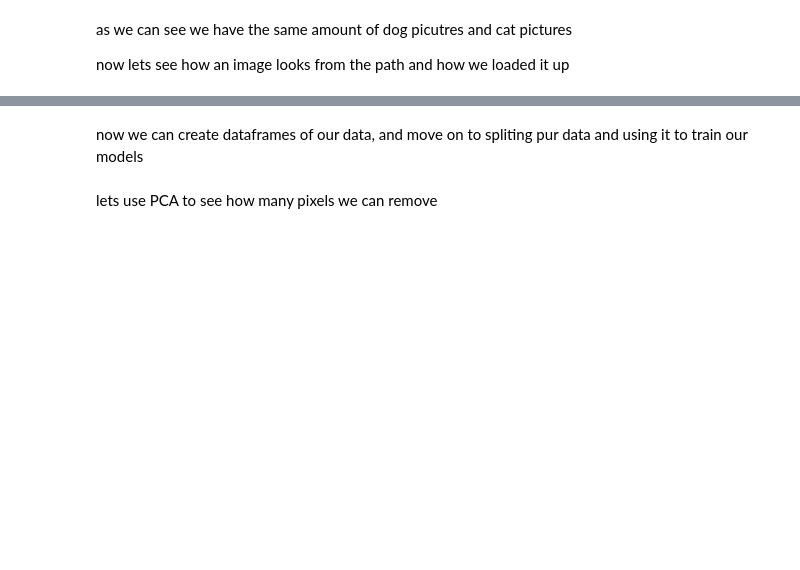
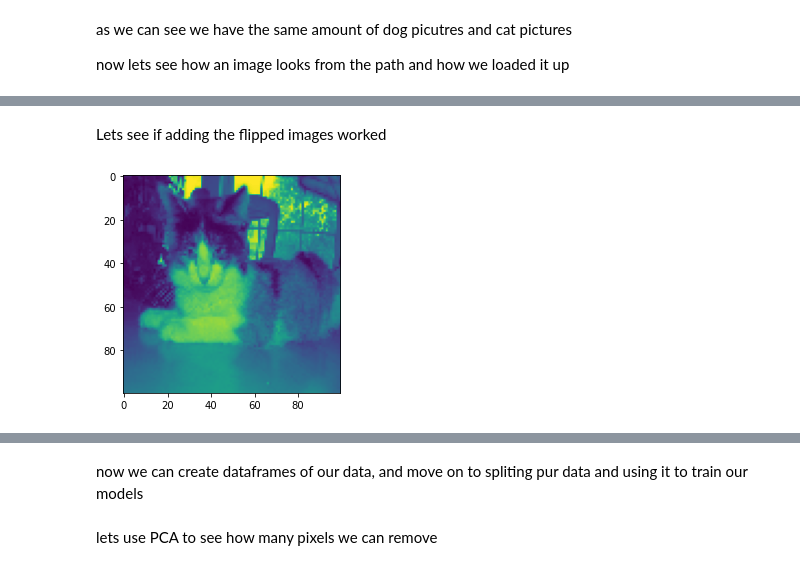
Before and after one commit to LiorBreitman8234/ML_SEM2, a Jupyter notebook: Cats_Dogs.ipynb, the cells around one changed output, grey strips where cells are left out. Cells and saved outputs as stored; diff of their text form; code cells hidden in the pictures; blank space fills up the shorter version.

```diff
--- a/Cats_Dogs.ipynb
+++ b/Cats_Dogs.ipynb
@@ -68,0 +81,8 @@ plt.show()
+# %% [markdown]
+Lets see if adding the flipped images worked
+# %%
+plt.figure()
+plt.imshow(pixels[30000].reshape(100,100))
+plt.show()
+# %% [output]
+[figure, added]
```
Also changed, not shown: parts of 26 cells of this notebook, 2 other files.
